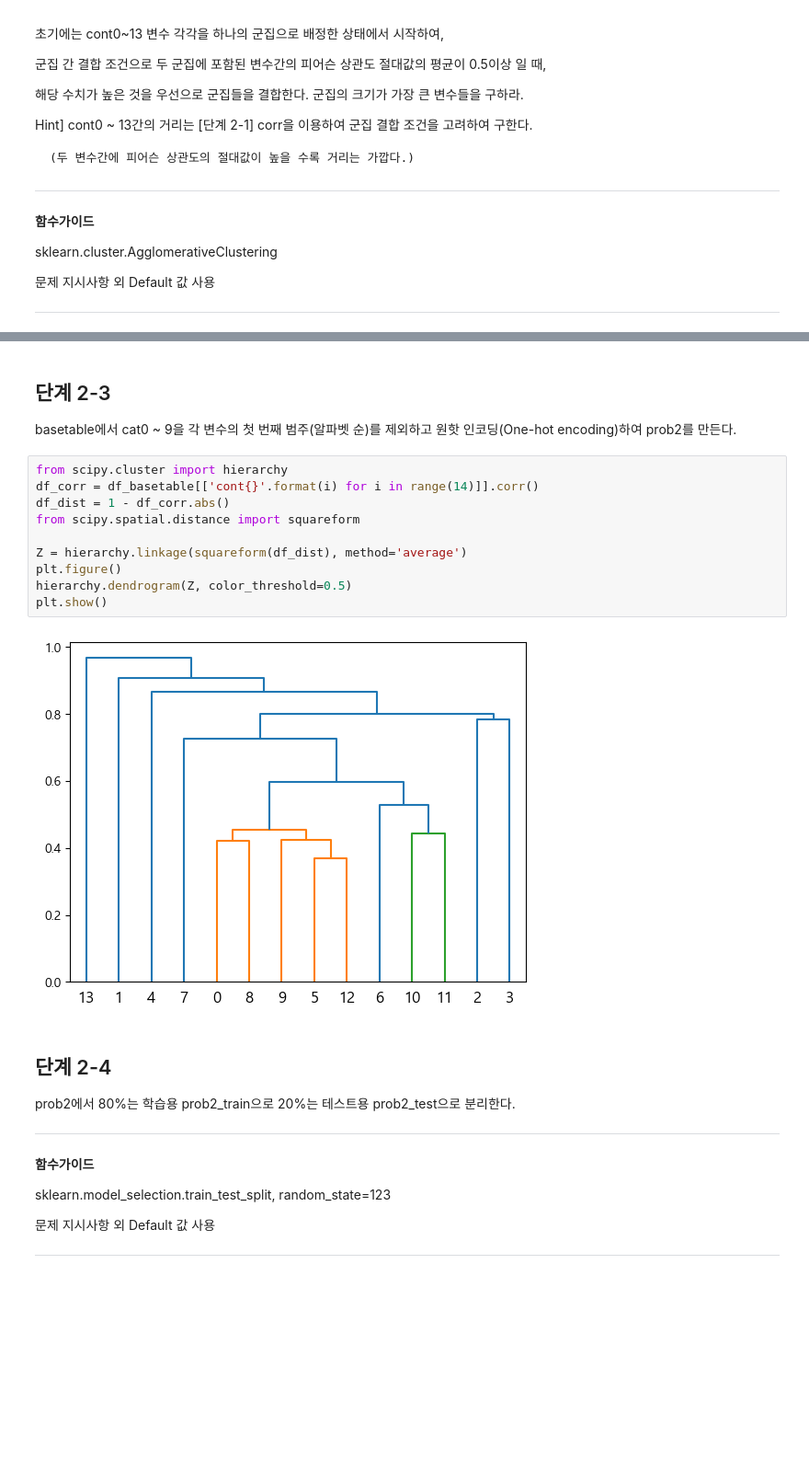
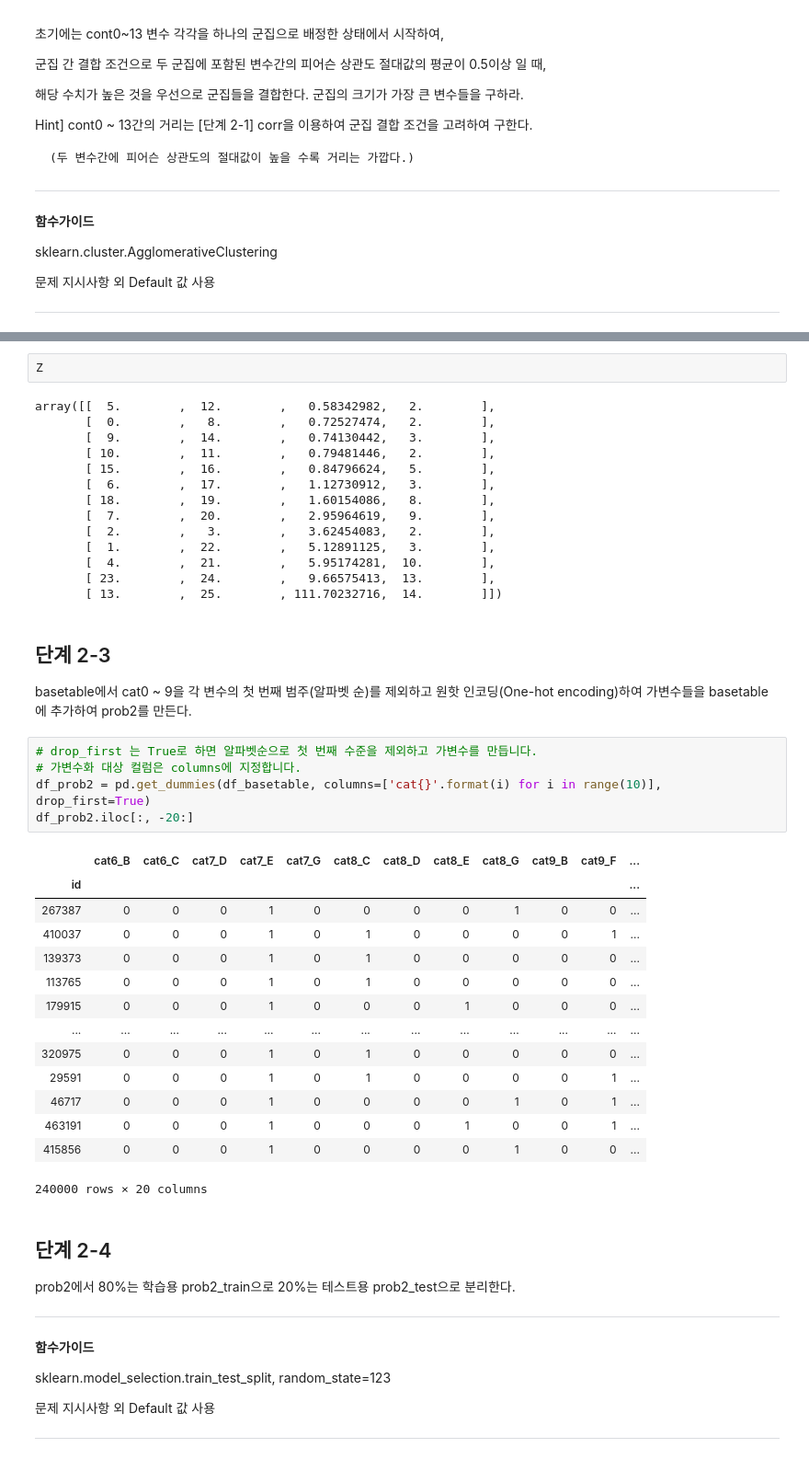
Before and after one commit to sunkusun9/DS_lv3_2308, a Jupyter notebook: sec_ds_lv3_prob2_prob.ipynb, the cells around one changed output, grey strips where cells are left out. Shown at 92% size. Saved outputs shown, nothing was run; the diff lists cells and outputs as text; blank space fills up the shorter version.

```diff
--- a/sec_ds_lv3_prob2_prob.ipynb
+++ b/sec_ds_lv3_prob2_prob.ipynb
@@ -478,19 +569,43 @@ sklearn.cluster.AgglomerativeClustering
+# %%
+Z
+# %% [output]
+array([[  5.        ,  12.        ,   0.58342982,   2.        ],
+       [  0.        ,   8.        ,   0.72527474,   2.        ],
+       [  9.        ,  14.        ,   0.74130442,   3.        ],
+       [ 10.        ,  11.        ,   0.79481446,   2.        ],
+       [ 15.        ,  16.        ,   0.84796624,   5.        ],
+       [  6.        ,  17.        ,   1.12730912,   3.        ],
+       [ 18.        ,  19.        ,   1.60154086,   8.        ],
+       [  7.        ,  20.        ,   2.95964619,   9.        ],
+       [  2.        ,   3.        ,   3.62454083,   2.        ],
+       [  1.        ,  22.        ,   5.12891125,   3.        ],
+       [  4.        ,  21.        ,   5.95174281,  10.        ],
+       [ 23.        ,  24.        ,   9.66575413,  13.        ],
+       [ 13.        ,  25.        , 111.70232716,  14.        ]])
 # %% [markdown]
 ## 단계 2-3
 
-basetable에서 cat0 ~ 9을 각 변수의 첫 번째 범주(알파벳 순)를 제외하고 원핫 인코딩(One-hot encoding)하여 prob2를 만든다.
+basetable에서 cat0 ~ 9을 각 변수의 첫 번째 범주(알파벳 순)를 제외하고 원핫 인코딩(One-hot encoding)하여 가변수들을 basetable에 추가하여 prob2를 만든다.
-# %%
-from scipy.cluster import hierarchy
-df_corr = df_basetable[['cont{}'.format(i) for i in range(14)]].corr()
-df_dist = 1 - df_corr.abs()
-from scipy.spatial.distance import squareform
-
-Z = hierarchy.linkage(squareform(df_dist), method='average')
-plt.figure()
-hierarchy.dendrogram(Z, color_threshold=0.5)
-plt.show()
-# %% [output]
-[figure, removed]
+# %%
+# drop_first 는 True로 하면 알파벳순으로 첫 번째 수준을 제외하고 가변수를 만듭니다.
+# 가변수화 대상 컬럼은 columns에 지정합니다.
+df_prob2 = pd.get_dummies(df_basetable, columns=['cat{}'.format(i) for i in range(10)],  drop_first=True)
+df_prob2.iloc[:, -20:]
+# %% [output]
+|  | cat6_B | cat6_C | cat7_D | cat7_E | cat7_G | cat8_C | cat8_D | cat8_E | cat8_G | cat9_B | cat9_F | ... |
+| id |  |  |  |  |  |  |  |  |  |  |  | ... |
+| 267387 | 0 | 0 | 0 | 1 | 0 | 0 | 0 | 0 | 1 | 0 | 0 | ... |
+| 410037 | 0 | 0 | 0 | 1 | 0 | 1 | 0 | 0 | 0 | 0 | 1 | ... |
+| 139373 | 0 | 0 | 0 | 1 | 0 | 1 | 0 | 0 | 0 | 0 | 0 | ... |
+| 113765 | 0 | 0 | 0 | 1 | 0 | 1 | 0 | 0 | 0 | 0 | 0 | ... |
+| 179915 | 0 | 0 | 0 | 1 | 0 | 0 | 0 | 1 | 0 | 0 | 0 | ... |
+| ... | ... | ... | ... | ... | ... | ... | ... | ... | ... | ... | ... | ... |
+| 320975 | 0 | 0 | 0 | 1 | 0 | 1 | 0 | 0 | 0 | 0 | 0 | ... |
+| 29591 | 0 | 0 | 0 | 1 | 0 | 1 | 0 | 0 | 0 | 0 | 1 | ... |
+| 46717 | 0 | 0 | 0 | 1 | 0 | 0 | 0 | 0 | 1 | 0 | 1 | ... |
+| 463191 | 0 | 0 | 0 | 1 | 0 | 0 | 0 | 1 | 0 | 0 | 1 | ... |
+| 415856 | 0 | 0 | 0 | 1 | 0 | 0 | 0 | 0 | 1 | 0 | 0 | ... |
+240000 rows × 20 columns
 # %% [markdown]
 ## 단계 2-4
 
```
Also changed, not shown: parts of 44 cells of this notebook.
